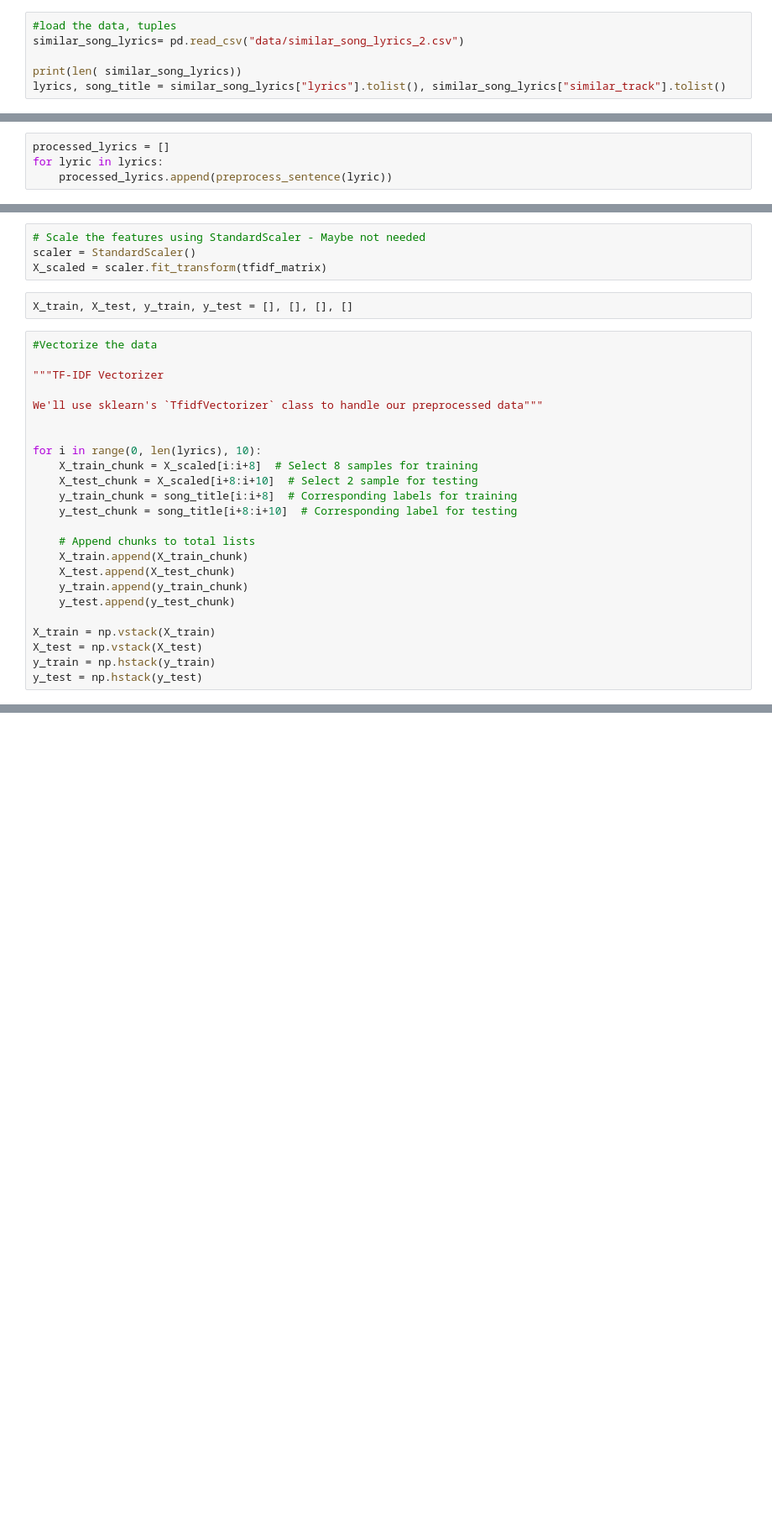
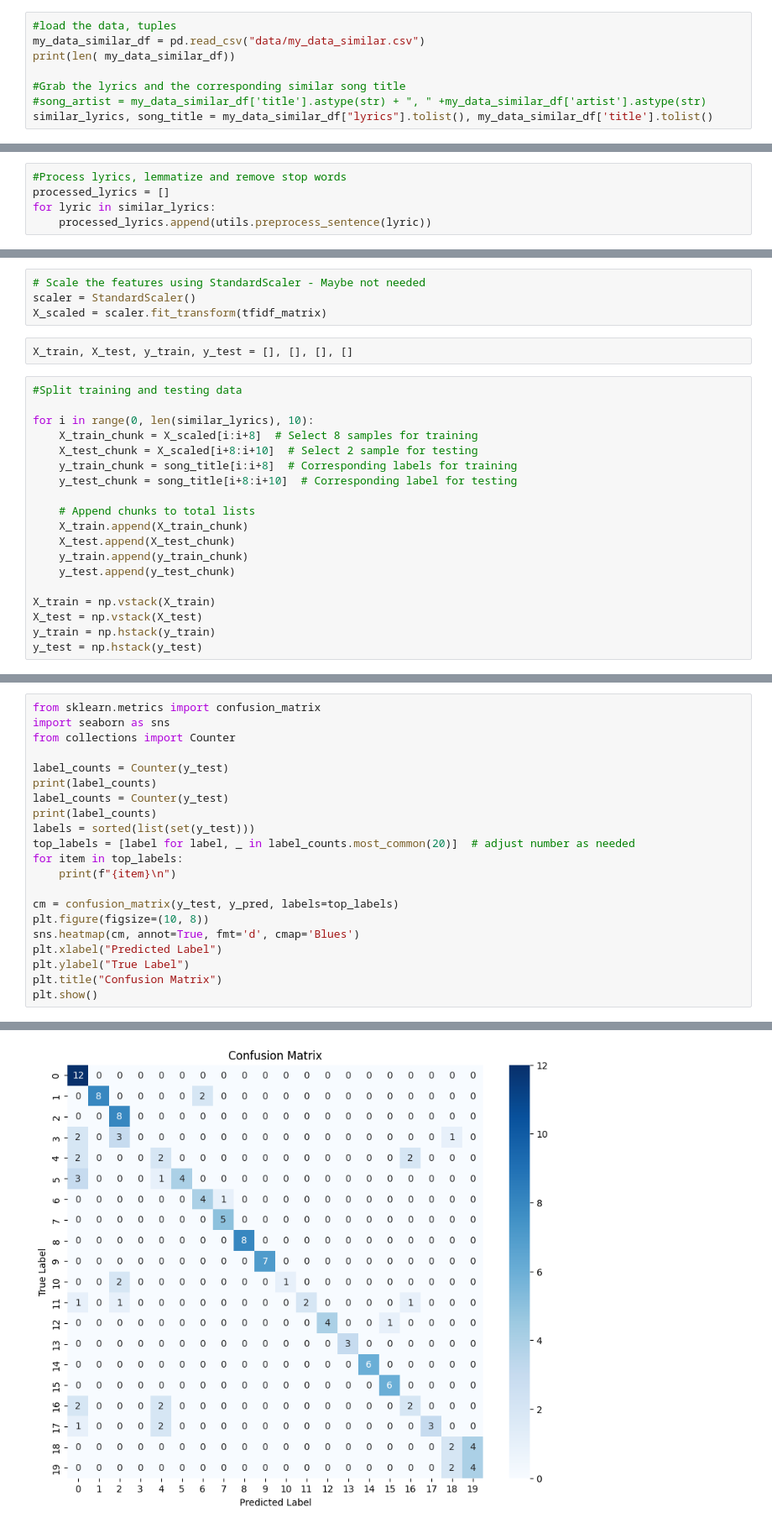
Before and after one commit to kathyaristi/NLP_Final, a Jupyter notebook: lr_setup.ipynb, the cells around one changed output, grey strips where cells are left out. Shown at 84% size. Saved outputs shown, nothing was run; the diff lists cells and outputs as text; blank space fills up the shorter version.

Commit message:
generating my data

```diff
--- a/lr_setup.ipynb
+++ b/lr_setup.ipynb
@@ -28,8 +19,10 @@ NUM_TRAINING_EXAMPLES = 200
 LEARNING_RATE = 0.1
 # %%
 #load the data, tuples
-similar_song_lyrics= pd.read_csv("data/similar_song_lyrics_2.csv")
+my_data_similar_df = pd.read_csv("data/my_data_similar.csv")
+print(len( my_data_similar_df))
 
-print(len( similar_song_lyrics))
-lyrics, song_title = similar_song_lyrics["lyrics"].tolist(), similar_song_lyrics["similar_track"].tolist()
+#Grab the lyrics and the corresponding similar song title
+#song_artist = my_data_similar_df['title'].astype(str) + ", " +my_data_similar_df['artist'].astype(str)
+similar_lyrics, song_title = my_data_similar_df["lyrics"].tolist(), my_data_similar_df['title'].tolist()
 # %% [output]
@@ -65,4 +30,5 @@ def preprocess_sentence(lyrics:str,lemmatizer: WordNetLemmatizer = LEMMATIZER,
 # %%
+#Process lyrics, lemmatize and remove stop words
 processed_lyrics = []
-for lyric in lyrics:
-    processed_lyrics.append(preprocess_sentence(lyric))
+for lyric in similar_lyrics:
+    processed_lyrics.append(utils.preprocess_sentence(lyric))
@@ -128,14 +49,9 @@ X_scaled = scaler.fit_transform(tfidf_matrix)
 # %%
 X_train, X_test, y_train, y_test = [], [], [], []
 # %%
-#Vectorize the data
+#Split training and testing data
 
-"""TF-IDF Vectorizer
-
-We'll use sklearn's `TfidfVectorizer` class to handle our preprocessed data"""
-
-
-for i in range(0, len(lyrics), 10):
+for i in range(0, len(similar_lyrics), 10):
     X_train_chunk = X_scaled[i:i+8]  # Select 8 samples for training
     X_test_chunk = X_scaled[i+8:i+10]  # Select 2 sample for testing
     y_train_chunk = song_title[i:i+8]  # Corresponding labels for training
@@ -251,0 +183,22 @@ f1 score = 0.11666666666666664
+# %%
+from sklearn.metrics import confusion_matrix
+import seaborn as sns
+from collections import Counter
+
+label_counts = Counter(y_test)
+print(label_counts)
+label_counts = Counter(y_test)
+print(label_counts)
+labels = sorted(list(set(y_test)))
+top_labels = [label for label, _ in label_counts.most_common(20)]  # adjust number as needed
+for item in top_labels:
+    print(f"{item}\n")
+
+cm = confusion_matrix(y_test, y_pred, labels=top_labels)
+plt.figure(figsize=(10, 8))
+sns.heatmap(cm, annot=True, fmt='d', cmap='Blues')
+plt.xlabel("Predicted Label")
+plt.ylabel("True Label")
+plt.title("Confusion Matrix")
+plt.show()
+# %% [output]
@@ -251,0 +222 @@ f1 score = 0.11666666666666664
+[figure, added]
```
Also changed, not shown: parts of 33 cells of this notebook, 8 other files.
